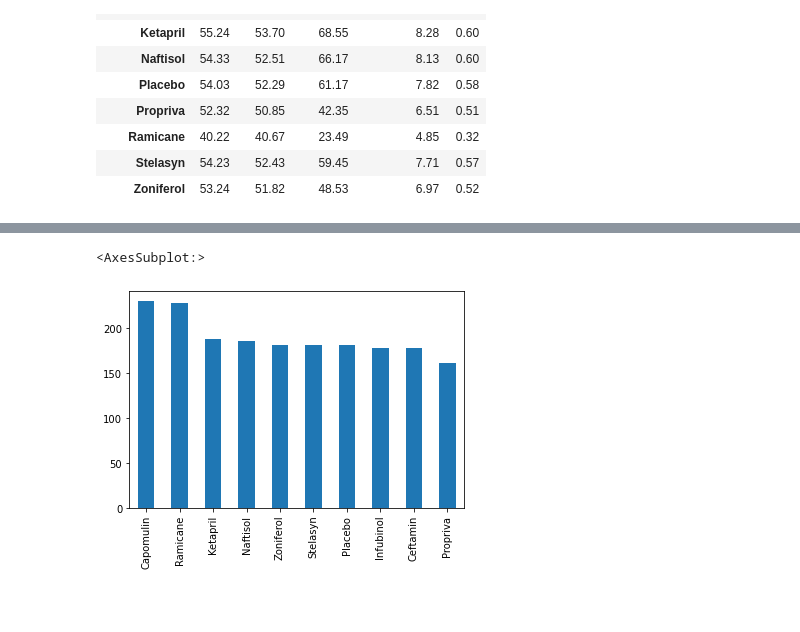
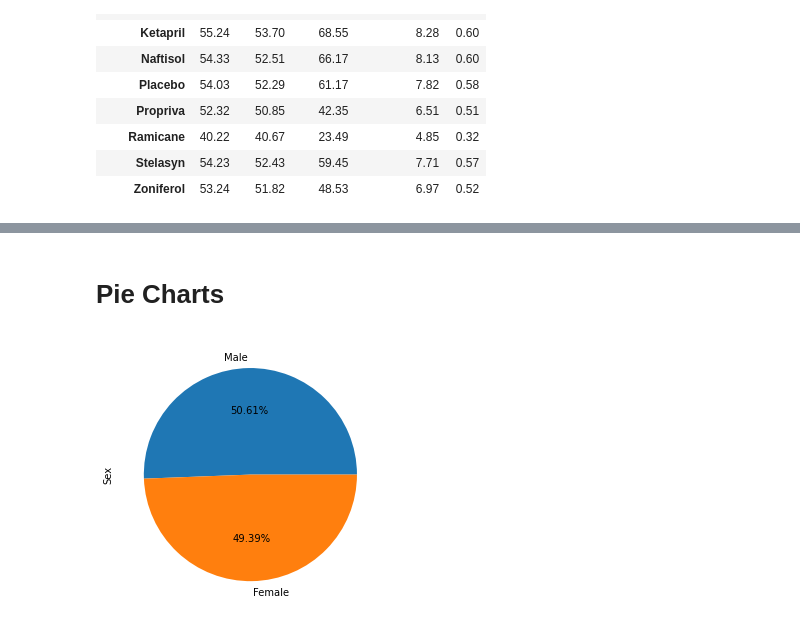
Before and after one commit to josiedeleon/Matplotlib--The-Power-of-Plots, a Jupyter notebook: Pymaceuticals.ipynb, the cells around one changed output, grey strips where cells are left out. Cells and saved outputs as stored; diff of their text form; code cells hidden in the pictures; blank space fills up the shorter version.

Commit message:
add pandas pie chart

```diff
--- a/Pymaceuticals.ipynb
+++ b/Pymaceuticals.ipynb
@@ -183,8 +199,10 @@ summary_df
+# %% [markdown]
+# Pie Charts
 # %%
-#Generate a bar plot using both Pandas's DataFrame.plot() and Matplotlib's pyplot that shows the total number of measurements taken for each treatment regimen throughout the course of the study.
+#Generate a pie plot using both Pandas's DataFrame.plot() and Matplotlib's pyplot that shows the distribution of female or male mice in the study.
 
-num_regimens = clean_mouse_data['Drug Regimen'].value_counts()
-num_regimens.plot(kind='bar')
+mouse_gender_count =clean_mouse_data['Sex'].value_counts()
+mouse_gender_count.plot(kind= 'pie',autopct='%1.2f%%')
+plt.tight_layout()
 # %% [output]
-<AxesSubplot:>
-[figure, old version]
+[figure, new version]
```
Also changed, not shown: parts of 6 cells of this notebook.
